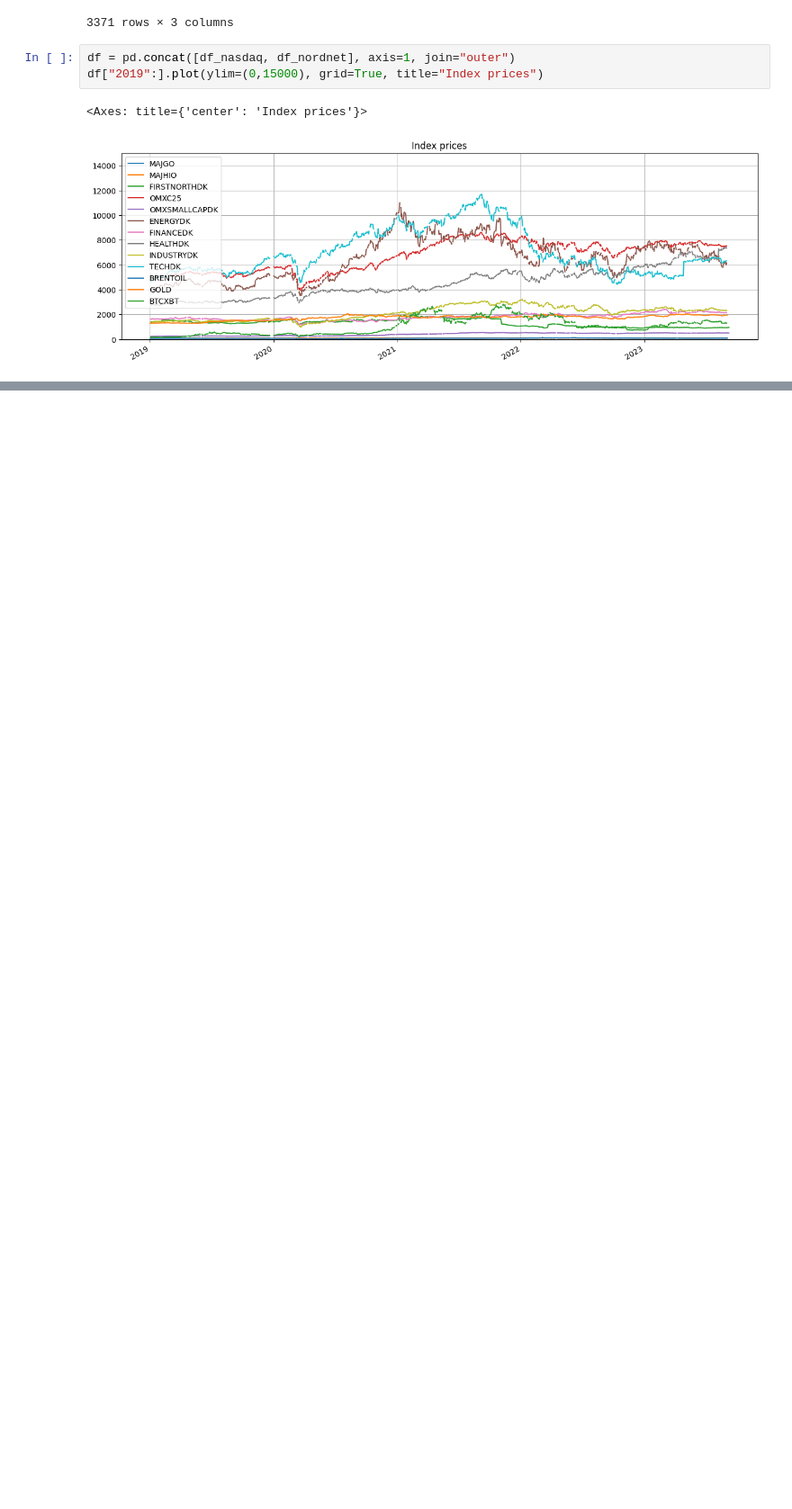
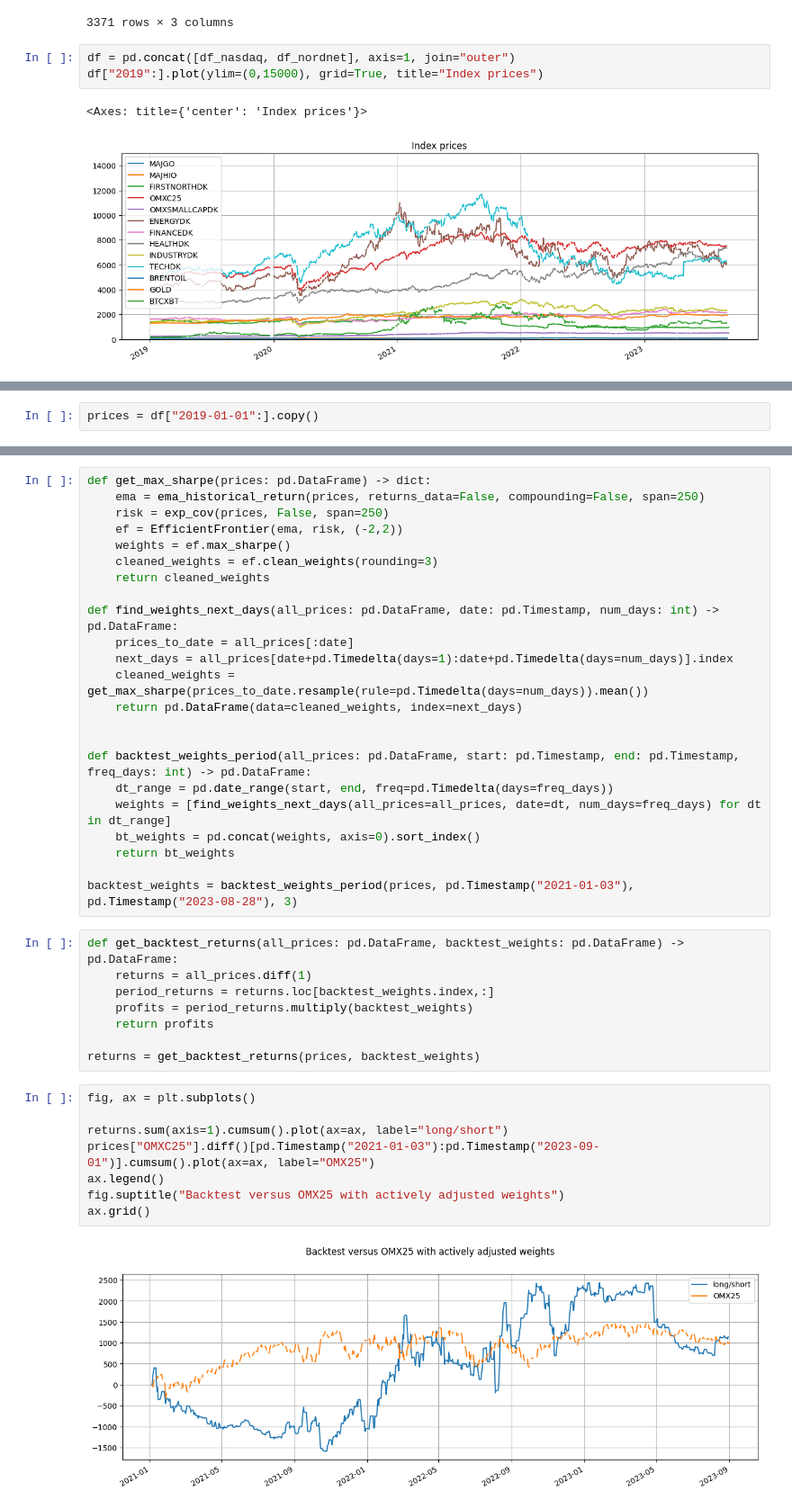
Before and after one commit to bjarkeh97/investment, a Jupyter notebook: project/backtest.ipynb, the cells around one changed output, grey strips where cells are left out. Shown at 90% size. Drawn from its saved outputs; the diff is of its cells as text; blank space fills up the shorter version.

Commit message:
first version of simple mean/variance optimal portfolio backtest

```diff
--- a/project/backtest.ipynb
+++ b/project/backtest.ipynb
@@ -59,0 +82,2 @@ df["2019":].plot(ylim=(0,15000), grid=True, title="Index prices")
+# %%
+prices = df["2019-01-01":].copy()
@@ -59,0 +100,41 @@ df["2019":].plot(ylim=(0,15000), grid=True, title="Index prices")
+# %%
+def get_max_sharpe(prices: pd.DataFrame) -> dict:
+    ema = ema_historical_return(prices, returns_data=False, compounding=False, span=250)
+    risk = exp_cov(prices, False, span=250)
+    ef = EfficientFrontier(ema, risk, (-2,2))
+    weights = ef.max_sharpe()
+    cleaned_weights = ef.clean_weights(rounding=3)
+    return cleaned_weights
+
+def find_weights_next_days(all_prices: pd.DataFrame, date: pd.Timestamp, num_days: int) -> pd.DataFrame:
+    prices_to_date = all_prices[:date]
+    next_days = all_prices[date+pd.Timedelta(days=1):date+pd.Timedelta(days=num_days)].index
+    cleaned_weights = get_max_sharpe(prices_to_date.resample(rule=pd.Timedelta(days=num_days)).mean())
+    return pd.DataFrame(data=cleaned_weights, index=next_days)
+
+
+def backtest_weights_period(all_prices: pd.DataFrame, start: pd.Timestamp, end: pd.Timestamp, freq_days: int) -> pd.DataFrame:
+    dt_range = pd.date_range(start, end, freq=pd.Timedelta(days=freq_days))
+    weights = [find_weights_next_days(all_prices=all_prices, date=dt, num_days=freq_days) for dt in dt_range]
+    bt_weights = pd.concat(weights, axis=0).sort_index()
+    return bt_weights
+
+backtest_weights = backtest_weights_period(prices, pd.Timestamp("2021-01-03"), pd.Timestamp("2023-08-28"), 3)
+# %%
+def get_backtest_returns(all_prices: pd.DataFrame, backtest_weights: pd.DataFrame) -> pd.DataFrame:
+    returns = all_prices.diff(1)
+    period_returns = returns.loc[backtest_weights.index,:]
+    profits = period_returns.multiply(backtest_weights)
+    return profits
+
+returns = get_backtest_returns(prices, backtest_weights)
+# %%
+fig, ax = plt.subplots()
+
+returns.sum(axis=1).cumsum().plot(ax=ax, label="long/short")
+prices["OMXC25"].diff()[pd.Timestamp("2021-01-03"):pd.Timestamp("2023-09-01")].cumsum().plot(ax=ax, label="OMX25")
+ax.legend()
+fig.suptitle("Backtest versus OMX25 with actively adjusted weights")
+ax.grid()
+# %% [output]
+[figure, added]
```
Also changed, not shown: parts of 4 cells of this notebook.
